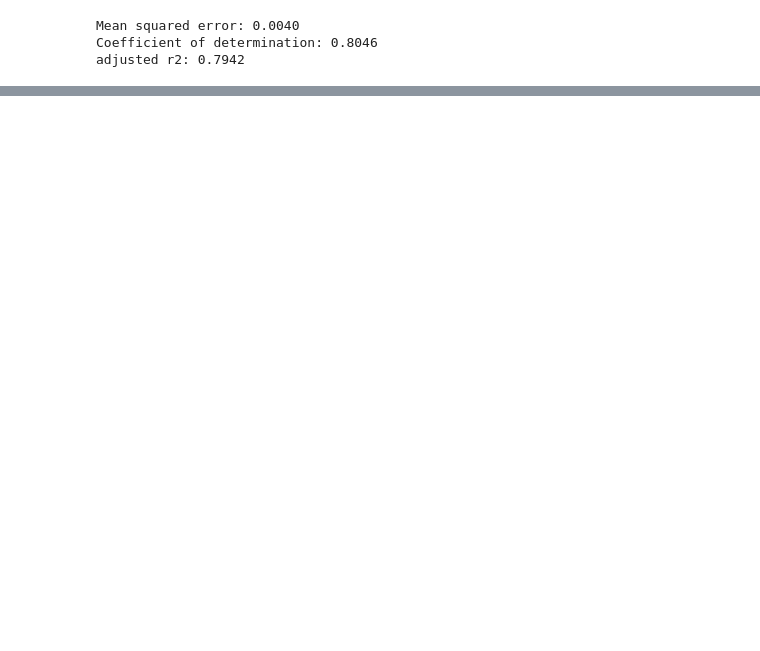
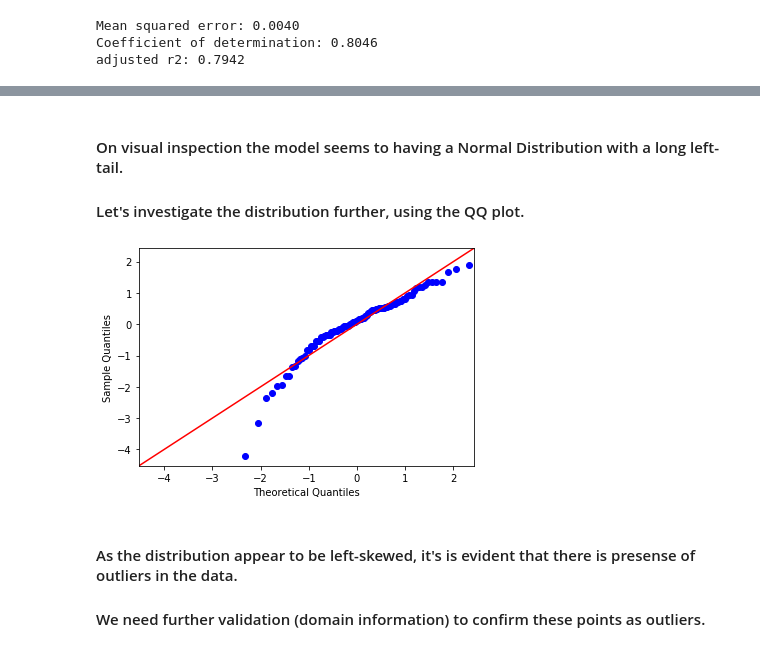
Before and after one commit to s-hub404/DS-ML, a Jupyter notebook: Machine Learning 1/Linear regression/Untitled Folder/Jamboree Education Case Study - Linear Regression.ipynb, the cells around one changed output, grey strips where cells are left out. Saved outputs shown, nothing was run; the diff lists cells and outputs as text; code cells hidden in the pictures; blank space fills up the shorter version.

```diff
--- a/Machine Learning 1/Linear regression/Untitled Folder/Jamboree Education Case Study - Linear Regression.ipynb
+++ b/Machine Learning 1/Linear regression/Untitled Folder/Jamboree Education Case Study - Linear Regression.ipynb
@@ -488,0 +492,11 @@ X_test.shape[0], X_test.shape[1]
+# %% [markdown]
+#### On visual inspection the model seems to having a Normal Distribution with a long left-tail.
+#### Let's investigate the distribution further, using the QQ plot.
+# %%
+sm.qqplot(error, stats.norm, fit=True, line='45')
+plt.show()
+# %% [output]
+[figure, added]
+# %% [markdown]
+#### As the distribution appear to be left-skewed, it's is evident that there is presense of outliers in the data.
+#### We need further validation (domain information) to confirm these points as outliers.
```
Also changed, not shown: parts of 8 cells of this notebook.
